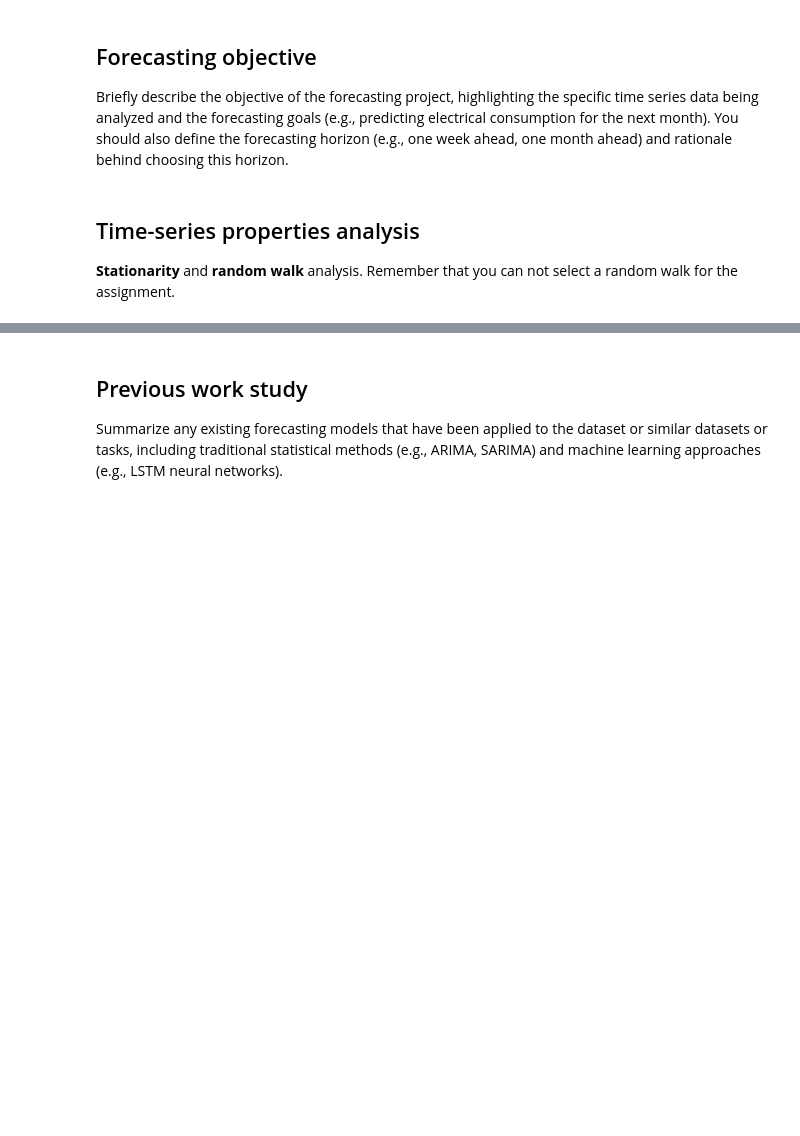
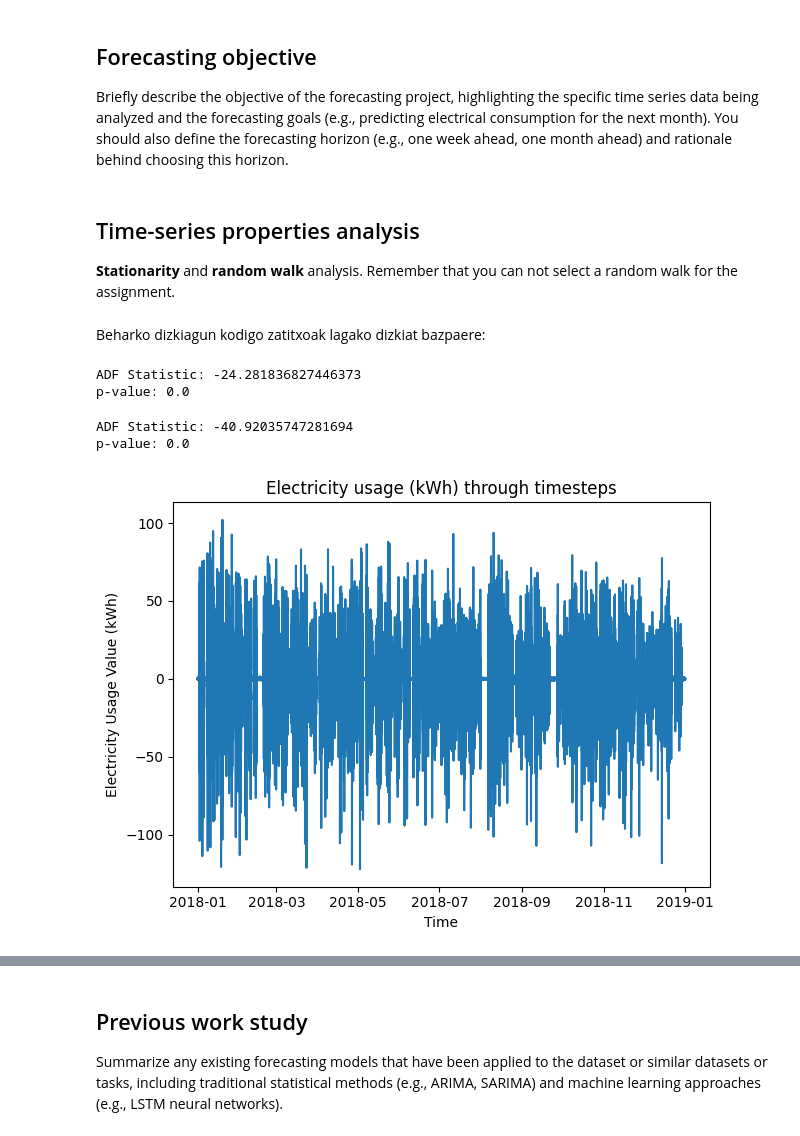
Before and after one commit to DiegoLopezAroca/Multiclass-Corporate-Credit-Rating, a Jupyter notebook: D2.1 - Project_Proposal.ipynb, the cells around one changed output, grey strips where cells are left out. Drawn from its saved outputs; the diff is of its cells as text; code cells hidden in the pictures; blank space fills up the shorter version.

```diff
--- a/D2.1 - Project_Proposal.ipynb
+++ b/D2.1 - Project_Proposal.ipynb
@@ -44,3 +104,31 @@ one week ahead, one month ahead) and rationale behind choosing this horizon.
 ## Time-series properties analysis
 **Stationarity** and **random walk** analysis. Remember that you can not select a random
 walk for the assignment.
+# %% [markdown]
+Beharko dizkiagun kodigo zatitxoak lagako dizkiat bazpaere:
+# %%
+# Stationarity check with ADF test
+ADF_result = adfuller(df['Usage_kWh']) # Apply to the time series column
+print(f'ADF Statistic: {ADF_result[0]}')
+print(f'p-value: {ADF_result[1]}')
+# %% [output]
+ADF Statistic: -24.281836827446373
+p-value: 0.0
+# %%
+diff_usage = np.diff(df["Usage_kWh"], n=1)
+
+diff_df = pd.DataFrame({
+    'date': df["date"].iloc[1:].reset_index(drop=True), # Reset index to align with new series
+    'Usage_kWh': diff_usage
+
+})
+
+ADF_result = adfuller(diff_usage) # Apply to the time series column
+print(f'ADF Statistic: {ADF_result[0]}')
+print(f'p-value: {ADF_result[1]}')
+
+visualize_time_series(diff_df)
+# %% [output]
+ADF Statistic: -40.92035747281694
+p-value: 0.0
+[figure, added]
```
Also changed, not shown: parts of 10 cells of this notebook.
